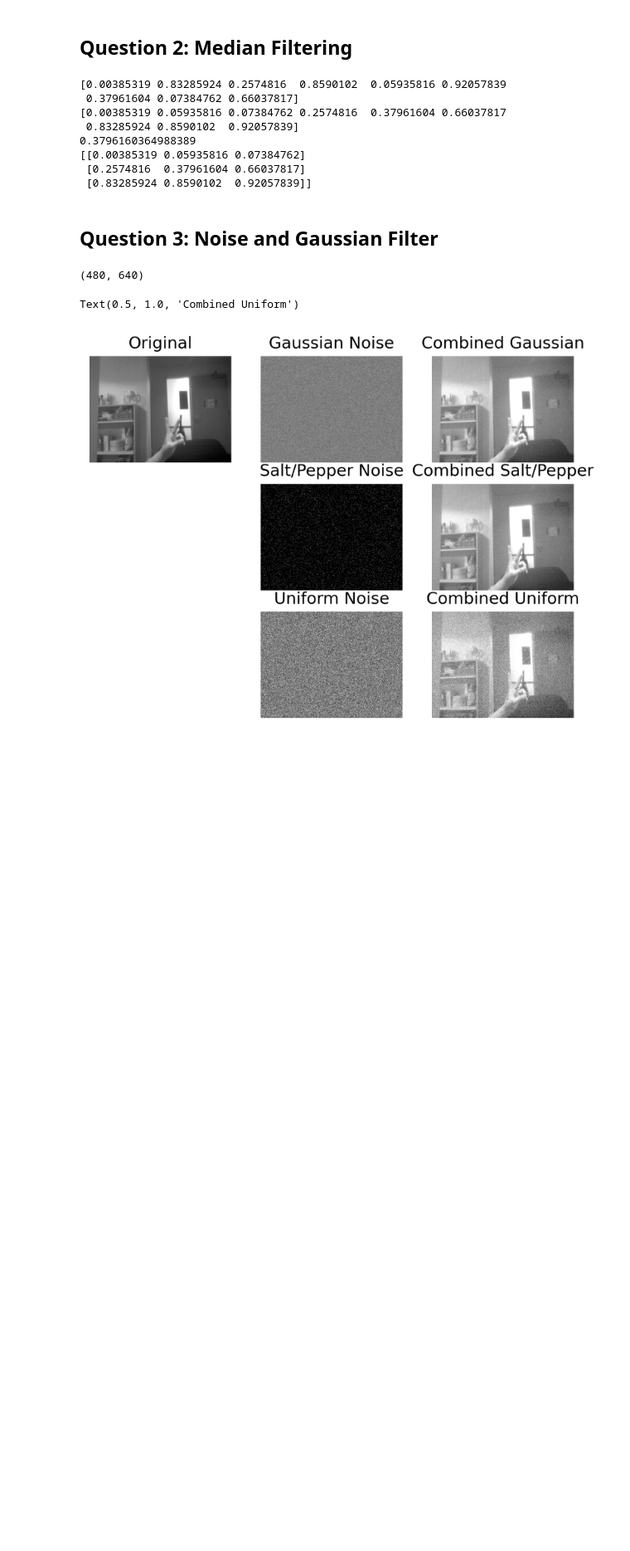
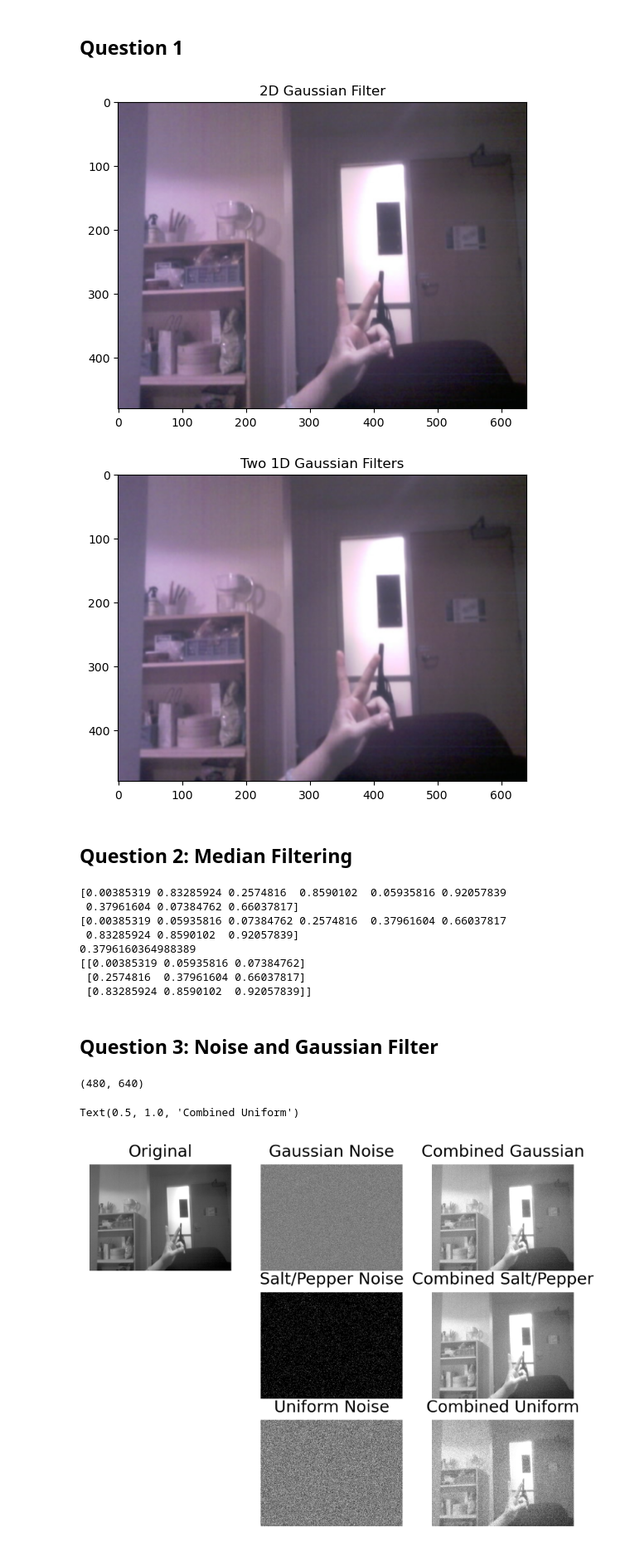
Before and after one commit to ruchadave16/ENGR3499-Img-Processing, a Jupyter notebook: Assignment-3/assignment3.ipynb, the cells around one changed output. Shown at 83% size. Drawn from its saved outputs; the diff is of its cells as text; code cells hidden in the pictures; blank space fills up the shorter version.

```diff
--- a/Assignment-3/assignment3.ipynb
+++ b/Assignment-3/assignment3.ipynb
@@ -1,2 +6,47 @@
+# %% [markdown]
+## Question 1
+# %%
+imdata1 = cv2.imread('low_res_2.jpg', cv2.IMREAD_COLOR)
+imdata1 = cv2.cvtColor(imdata1, cv2.COLOR_BGR2RGB)
+
+# Apply 2D Gaussian Filter
+g_filter = cv2.GaussianBlur(imdata1, (0, 0), 0.5)
+
+# Define sigma
+sigma = np.sqrt(0.5)
+
+# Create 1D Gaussian kernel
+def gaussian_1d(size, sigma):
+    """Create a 1D Gaussian kernel."""
+    center = size // 2
+    x = np.arange(size) - center
+    gauss = (1 / np.sqrt(2 * np.pi * sigma**2)) * np.exp(-(x**2) / (2 * sigma**2))
+    return gauss / np.sum(gauss)  # Normalize
+
+kernel_size = int(6 * sigma) + 1  # Ensure it's odd
+
+# Create Gaussian kernels for i (rows) and j (columns)
+gauss_i = gaussian_1d(kernel_size, sigma)
+gauss_j = gaussian_1d(kernel_size, sigma)
+
+# Apply 1d filter along rows
+smoothed_i = cv2.filter2D(imdata1, -1, gauss_i[:, np.newaxis])  # Apply kernel along rows
+
+# Apply 1c filter along columns
+smoothed_j = cv2.filter2D(smoothed_i, -1, gauss_j[np.newaxis, :])  # Apply kernel along columns
+
+# Display the images
+plt.figure(1)
+plt.imshow(g_filter)
+plt.title('2D Gaussian Filter')
+
+plt.figure(2)
+plt.imshow(smoothed_j)
+plt.title('Two 1D Gaussian Filters')
+
+plt.show()
+# %% [output]
+[figure, added]
+[figure, added]
 # %% [markdown]
 ## Question 2: Median Filtering
```
Also changed, not shown: parts of 4 cells of this notebook.
